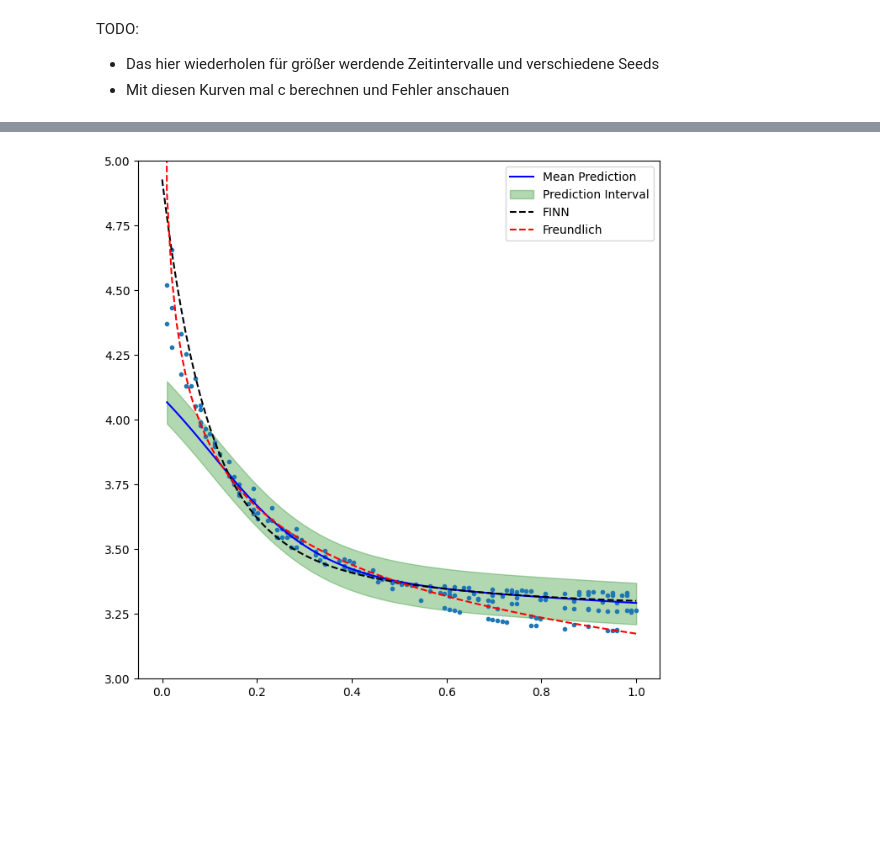
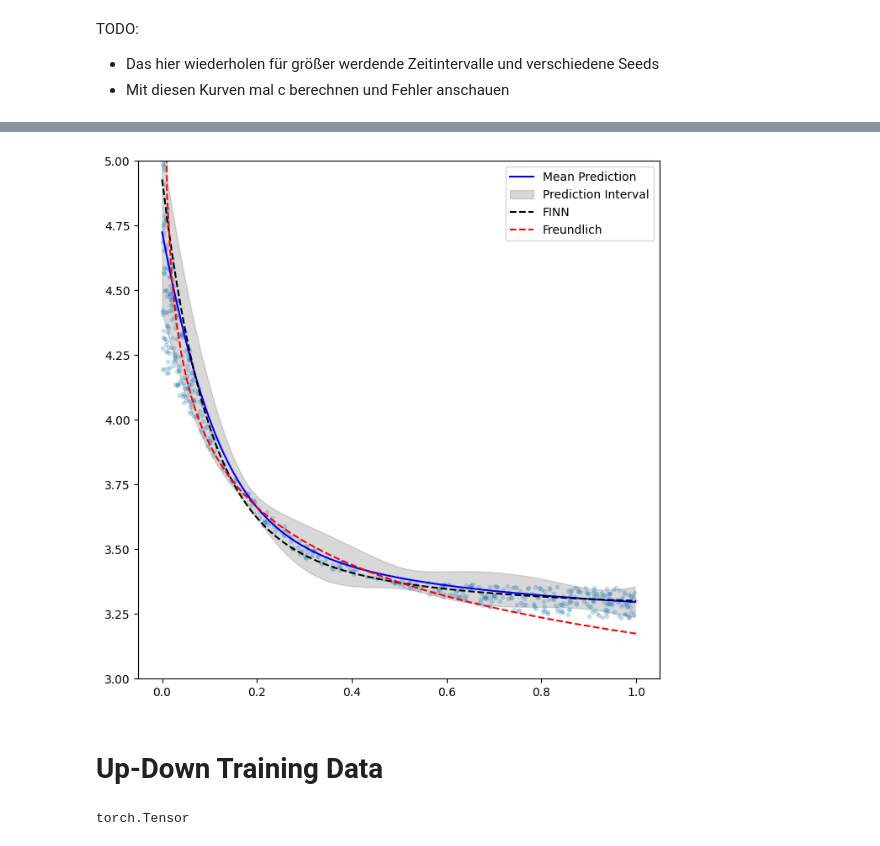
Before and after one commit to RiccardoFrenner/finn-nnpie, a Jupyter notebook: src/pinn.ipynb, the cells around one changed output, grey strips where cells are left out. Cells and saved outputs as stored; diff of their text form; code cells hidden in the pictures; blank space fills up the shorter version.

```diff
--- a/src/pinn.ipynb
+++ b/src/pinn.ipynb
@@ -12,8 +12,11 @@ import torch.nn as nn
 from lib import train_network
 from scipy.optimize import bisect
 from sklearn.model_selection import train_test_split
-from sklearn.preprocessing import StandardScaler
+from sklearn.preprocessing import StandardScaler, MinMaxScaler
 
+
+activation_fun_mean = torch.tanh
+activation_fun_std = torch.tanh
 
 class CL_dataLoader:
     def __init__(self, original_data_path=None, configs=None):
@@ -179,6 +182,7 @@ class CL_trainer:
         y_valid,
         x_test=None,
         y_test=None,
+        lr=1e-2,
     ):
         """Take all 3 network instance and the trainSteps (CL_UQ_Net_train_steps) instance"""
 
@@ -191,7 +195,10 @@ class CL_trainer:
         }
         self.optimizers = {
             network_type: torch.optim.Adam(
-                network.parameters(), lr=0.02, weight_decay=2e-2
+                network.parameters(), lr=lr
+                # network.parameters(), lr=1e-3, weight_decay=0  # good for mean, bad for stds
+                # network.parameters(), lr=1e-3, weight_decay=2e-2  # too strong weight_decay
+                # network.parameters(), lr=1e-3, weight_decay=2e-3  # still a bit too strong for mean, but too little for std
             )
             for network_type, network in self.networks.items()
         }
@@ -204,6 +211,7 @@ class CL_trainer:
         self.y_test = y_test
 
     def train(self):
+        print("Training MEAN Network")
         train_network(
             model=self.networks["mean"],
             optimizer=self.optimizers["mean"],
@@ -220,6 +228,7 @@ class CL_trainer:
             self.networks["mean"], X=self.x_valid, Y=self.y_valid
         )
 
+        print("Training UP Network")
         train_network(
             model=self.networks["up"],
             optimizer=self.optimizers["up"],
@@ -228,6 +237,7 @@ class CL_trainer:
             val_loader=[data_val_up],
             max_epochs=self.configs["Max_iter"],
         )
+        print("Training DOWN Network")
         train_network(
             model=self.networks["down"],
             optimizer=self.optimizers["down"],
@@ -268,9 +278,9 @@ class UQ_Net_mean(nn.Module):
                 nn.init.zeros_(m.bias)
 
     def forward(self, x):
-        x = torch.tanh(self.inputLayer(x))
+        x = activation_fun_mean(self.inputLayer(x))
         for i in range(len(self.fcs)):
-            x = torch.tanh(self.fcs[i](x))
+            x = activation_fun_mean(self.fcs[i](x))
         x = self.outputLayer(x)
         return x
 
@@ -305,16 +315,16 @@ class UQ_Net_std(nn.Module):
             self.custom_bias = torch.nn.Parameter(torch.tensor([bias]))
 
     def forward(self, x):
-        x = torch.tanh(self.inputLayer(x))
+        x = activation_fun_std(self.inputLayer(x))
         for i in range(len(self.fcs)):
-            x = torch.tanh(self.fcs[i](x))
+            x = activation_fun_std(self.fcs[i](x))
         x = self.outputLayer(x)
         x = x + self.custom_bias
-        x = torch.sqrt(torch.square(x) + 0.2)
+        x = torch.sqrt(torch.square(x) + 2e-3)  # TODO: Was 0.2 but not explained why in paper
         return x
 # %%
 class Args:
-    quantile = 0.90
+    quantile = 0.9
 args = Args()
 
 ##########################################################
@@ -325,6 +335,8 @@ dataLoader = CL_dataLoader(original_data_path=data_dir)
 X, Y = dataLoader.load()
 if len(Y.shape) == 1:
     Y = Y.reshape(-1, 1)
+X = X[:550].copy()
+Y = Y[:550].copy()
 # %%
 import matplotlib.pyplot as plt
 
@@ -401,11 +424,12 @@ configs["quantile"] = (
 ######################################################################################
 
 ### specify hypar-parameters for the training
-configs["seed"] = 10  # general random seed
-configs["num_neurons_mean"] = [50]  # hidden layer(s) for the 'MEAN' network
-configs["num_neurons_up"] = [50]  # hidden layer(s) for the 'UP' network
-configs["num_neurons_down"] = [50]  # hidden layer(s) for the 'DOWN' network
+configs["seed"] = 975696866  # general random seed
+configs["num_neurons_mean"] = [16]  # hidden layer(s) for the 'MEAN' network
+configs["num_neurons_up"] = [64]  # hidden layer(s) for the 'UP' network
+configs["num_neurons_down"] = [64]  # hidden layer(s) for the 'DOWN' network
 configs["Max_iter"] = 5000  # 5000,
+LR = 1e-3
 random.seed(configs["seed"])
 np.random.seed(configs["seed"])
 torch.manual_seed(configs["seed"])
@@ -430,6 +454,7 @@ trainer = CL_trainer(
     y_valid=yValid,
     x_test=xTest,
     y_test=yTest,
+    lr=LR,
 )
 trainer.train()  # training for 3 networks
 # %% [output]
@@ -495,26 +542,28 @@ TODO:
 # %%
 import matplotlib.pyplot as plt
 import numpy as np
 
 fig, ax = plt.subplots(figsize=(8, 8))
 
 # Scatter plot of the original data points
-ax.plot(X, Y, ".")
+ax.plot(X, Y, ".", alpha=0.2)
 
 # Plot the mean curve
 ax.plot(x_curve, y_mean, "b-", label="Mean Prediction")
 
 # Fill the area between the upper and lower prediction intervals with transparency
-ax.fill_between(x_curve.flatten(), y_L_PI_array_train.flatten(), y_U_PI_array_train.flatten(), color='green', alpha=0.3, label="Prediction Interval")
+ax.fill_between(x_curve.flatten(), y_L_PI_array_train.flatten(), y_U_PI_array_train.flatten(), color='grey', alpha=0.3, label="Prediction Interval")
 
 # Plot additional curves
 u_finn_ret = np.load("../data_out/u_ret.npy")
 finn_ret = np.load("../data_out/predicted_retardations/retPred_100.npy")
 ax.plot(u_finn_ret, finn_ret, "k--", label="FINN")
 ax.plot(u_finn_ret, np.load("../data_out/retardation_freundlich.npy"), "r--", label="Freundlich")
 
 ax.set_ylim(3, 5)
 ax.legend()
 plt.show()
 # %% [output]
-[figure, old version]
+[figure, new version]
+# %% [markdown]
+# Up-Down Training Data
@@ -520,0 +577,4 @@ plt.show()
+# %%
+type(xTrain)
+# %% [output]
+torch.Tensor
```
Also changed, not shown: parts of 10 cells of this notebook, 3 other files.
